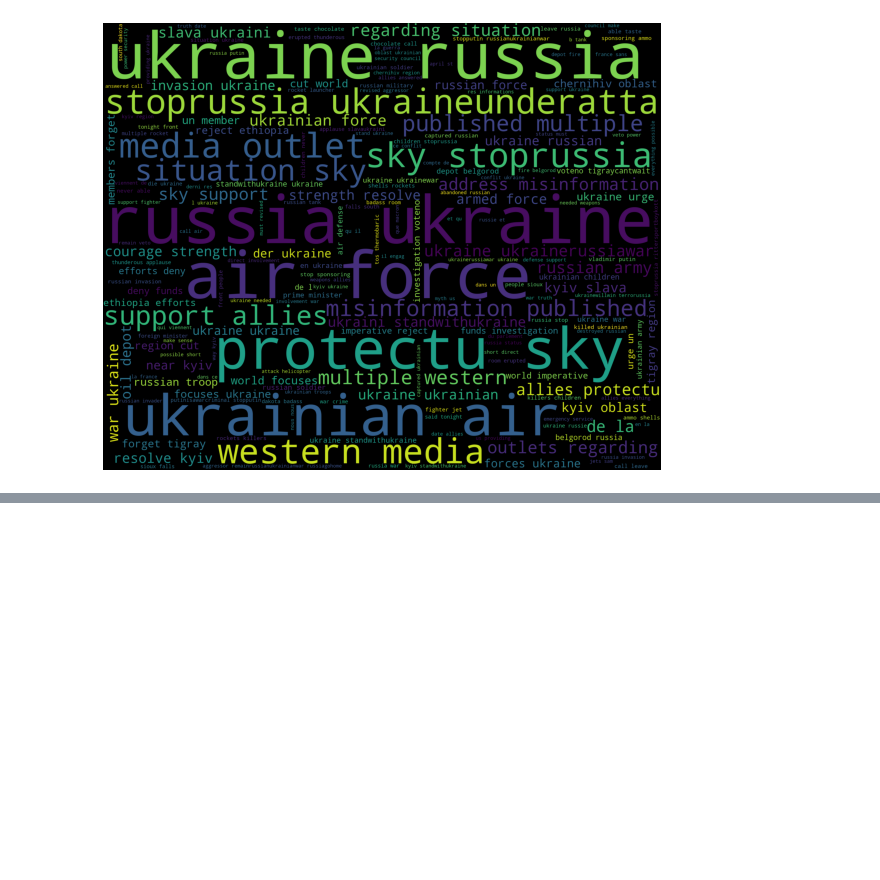
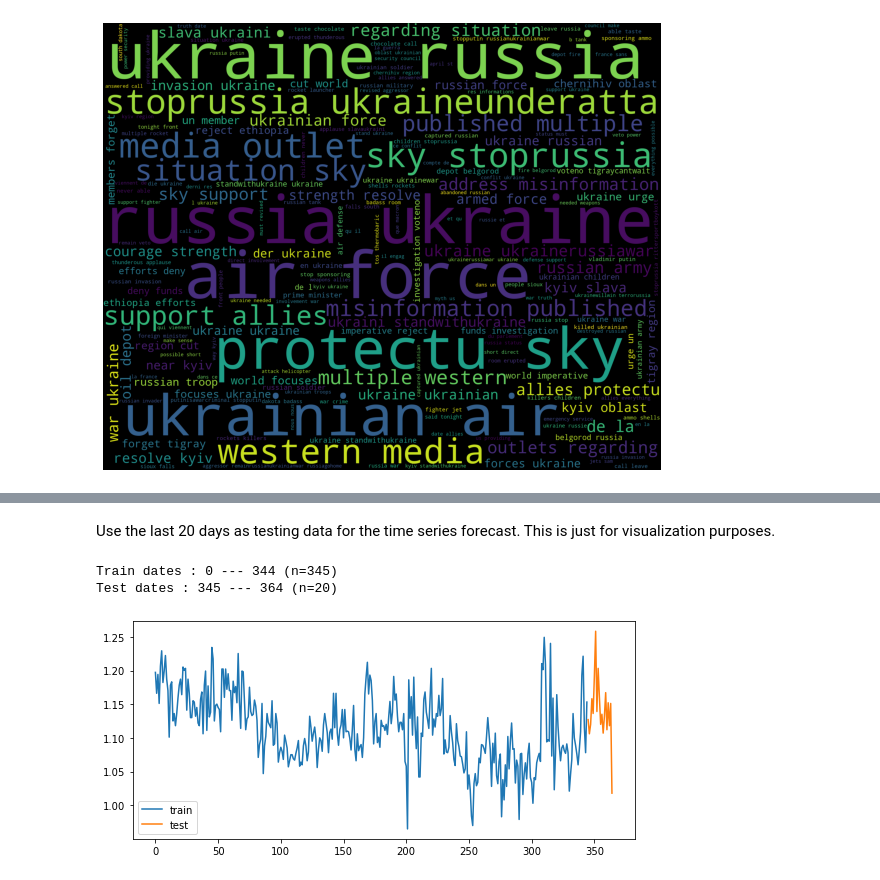
Before and after one commit to CCT-MastersDA/cct-sem2-ca2, a Jupyter notebook: jupyter/ca2-jupyter.ipynb, the cells around one changed output, grey strips where cells are left out. Cells and saved outputs as stored; diff of their text form; code cells hidden in the pictures; blank space fills up the shorter version.

Commit message:
Time series code

```diff
--- a/jupyter/ca2-jupyter.ipynb
+++ b/jupyter/ca2-jupyter.ipynb
@@ -398,0 +456,9 @@ Image(filename=join(IMAGES_FOLDER, TWEETS_WORD_CLOUD))
+# %%
+# possible sentiments in the dataset
+sentiment_lst = ['negative', 'neutral', 'positive']
+
+# converting the string sentiment into numerical value
+tweets_final['sent_clr_index'] = tweets_final['sent_clr'].apply(lambda x: sentiment_lst.index(x))
+
+# show the result
+tweets_final[['Timestamp', 'tweet_clr', 'sent_clr', 'sent_clr_index']].head()
@@ -398,0 +478,9 @@ Image(filename=join(IMAGES_FOLDER, TWEETS_WORD_CLOUD))
+# %%
+# summaryze the data by date
+grouped_df = tweets_final.groupby(tweets_final['Timestamp'].dt.date)['sent_clr_index'].mean().reset_index()
+#grouped_df = df.groupby(df['Timestamp'].dt.date)['sent_clr_index'].agg(lambda x: x.mode()[0]).reset_index()
+
+grouped_df.columns = ['date', 'sent_mean']
+
+# Print the resulting aggregated data
+grouped_df
@@ -398,0 +501,24 @@ Image(filename=join(IMAGES_FOLDER, TWEETS_WORD_CLOUD))
+# %% [markdown]
+Use the last 20 days as testing data for the time series forecast. This is just for visualization purposes.
+# %%
+# parameters
+steps = 20
+y = 'sent_mean'
+
+# split the data into train and test data for visualization
+data_train = grouped_df[:-steps]
+data_test = grouped_df[-steps:]
+
+# print the train and test data details
+print(f"Train dates : {data_train.index.min()} --- {data_train.index.max()} (n={len(data_train)})")
+print(f"Test dates : {data_test.index.min()} --- {data_test.index.max()} (n={len(data_test)})")
+
+# plot the graph
+fig, ax=plt.subplots(figsize=(9, 4))
+data_train[y].plot(ax=ax, label='train')
+data_test[y].plot(ax=ax, label='test')
+ax.legend();
+# %% [output]
+Train dates : 0 --- 344 (n=345)
+Test dates : 345 --- 364 (n=20)
+[figure, added]
```
Also changed, not shown: parts of 26 cells of this notebook.
